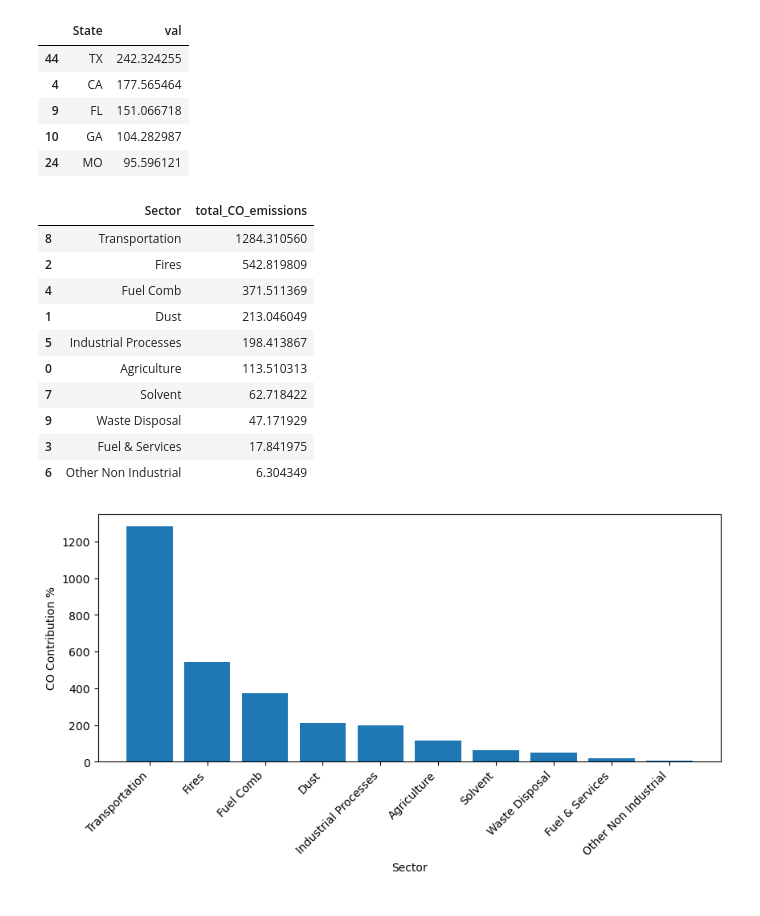
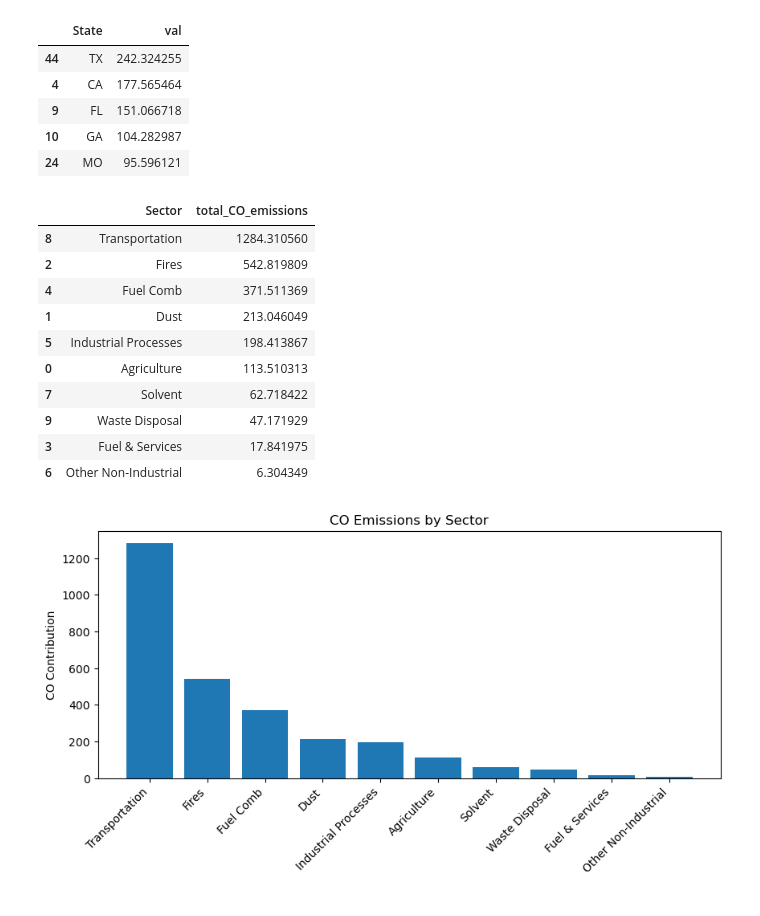
Before and after one commit to ShamithaJino/Air-Pollution-Analysis, a Jupyter notebook: notebook/sector_state_emission_analysis.ipynb, the cells around one changed output. Drawn from its saved outputs; the diff is of its cells as text; code cells hidden in the pictures.

```diff
--- a/notebook/sector_state_emission_analysis.ipynb
+++ b/notebook/sector_state_emission_analysis.ipynb
@@ -30,6 +30,7 @@ air_pollutions_df.head()
 | 4 | 1 | AL | Black Carbon | Dust | 49.204652 | 45.977755 | 50.477153 | 53.880845 | ... |
 5 rows × 29 columns
 # %%
+air_pollutions_df['Sector'] = air_pollutions_df['Sector'].replace({'Other Non Industrial' : 'Other Non-Industrial'})
 air_pollutions_df['Pollutant'] = air_pollutions_df['Pollutant'].replace('PM25-PRI', 'PM2.5')
 air_pollutions_df['Pollutant'] = air_pollutions_df['Pollutant'].replace('PM10-PRI', 'PM10')
 # %%
@@ -572,14 +622,15 @@ CO_by_sector
 | 7 | Solvent | 62.718422 |
 | 9 | Waste Disposal | 47.171929 |
 | 3 | Fuel & Services | 17.841975 |
-| 6 | Other Non Industrial | 6.304349 |
+| 6 | Other Non-Industrial | 6.304349 |
 # %%
 plt.figure(figsize=(10,4))
 
 plt.bar(CO_by_sector['Sector'], CO_by_sector['total_CO_emissions'])
 plt.xticks(rotation=45, ha='right')
-plt.xlabel('Sector')
-plt.ylabel('CO Contribution %')
+plt.xlabel(' ')
+plt.ylabel('CO Contribution')
+plt.title('CO Emissions by Sector')
 plt.show()
 # %% [output]
-[figure, old version]
+[figure, new version]
```
Also changed, not shown: parts of 24 cells of this notebook, 2 other files.
